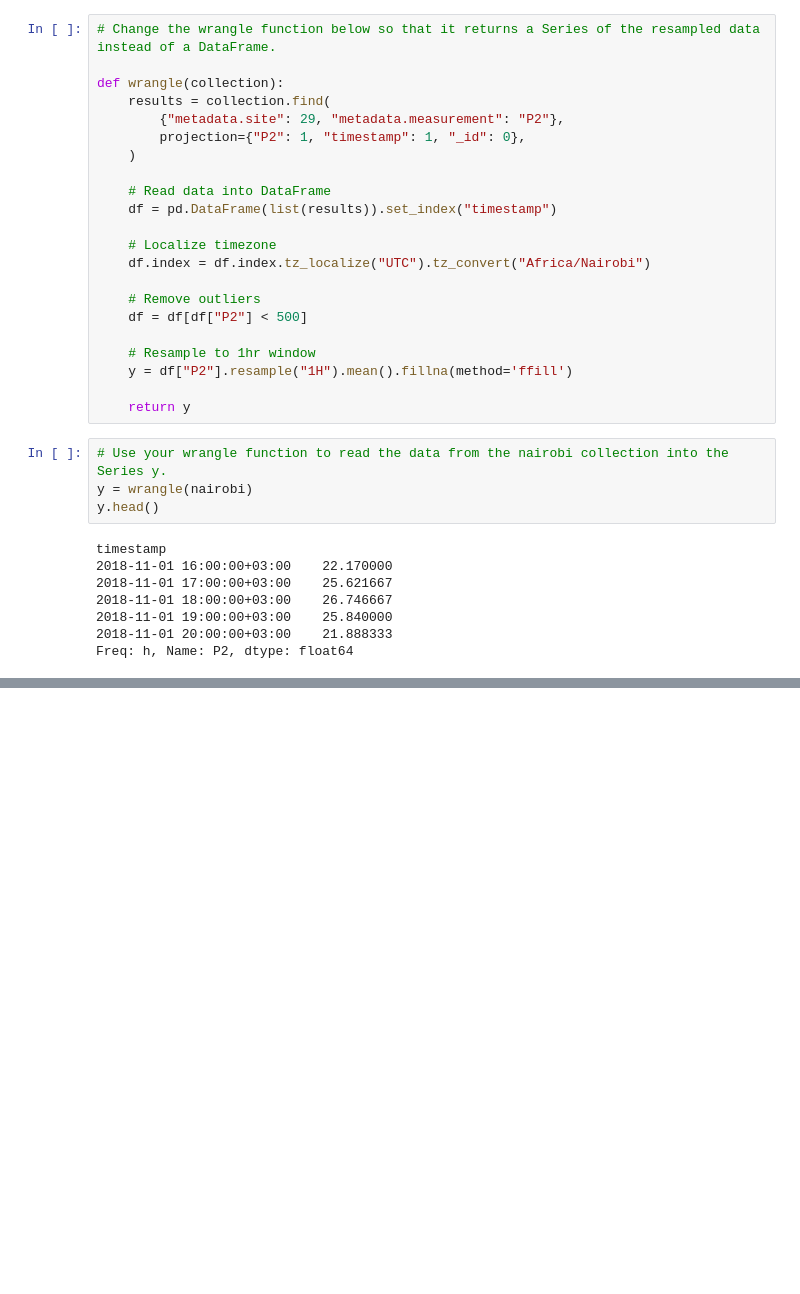
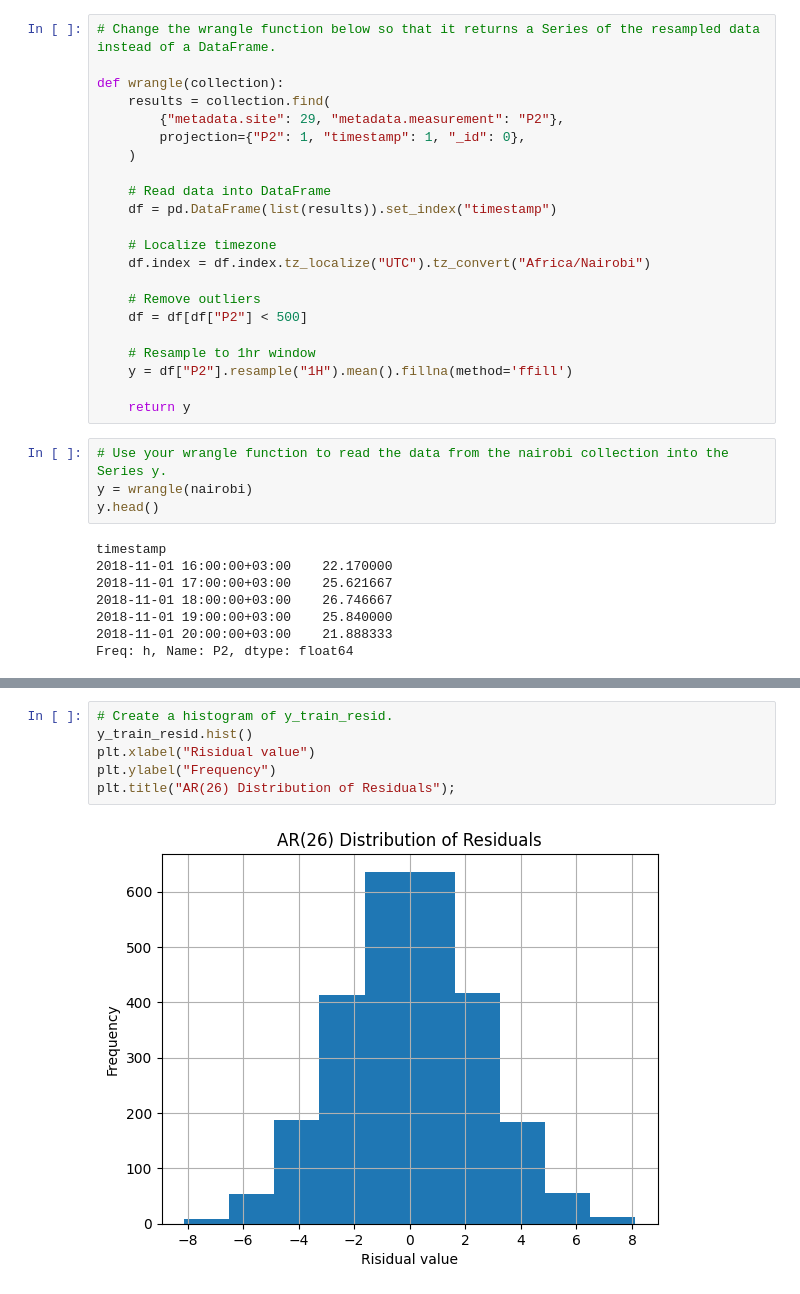
Before and after one commit to iqbaldiit/data-science, a Jupyter notebook: Applied_Data_Science_Lab/030 Air_Quality_in_nairobi/033-autoregressive-models.ipynb, the cells around one changed output, grey strips where cells are left out. Saved outputs shown, nothing was run; the diff lists cells and outputs as text; blank space fills up the shorter version.

```diff
--- a/Applied_Data_Science_Lab/030 Air_Quality_in_nairobi/033-autoregressive-models.ipynb
+++ b/Applied_Data_Science_Lab/030 Air_Quality_in_nairobi/033-autoregressive-models.ipynb
@@ -54,0 +123,8 @@ Freq: h, Name: P2, dtype: float64
+# %%
+# Create a histogram of y_train_resid.
+y_train_resid.hist()
+plt.xlabel("Risidual value")
+plt.ylabel("Frequency")
+plt.title("AR(26) Distribution of Residuals");
+# %% [output]
+[figure, added]
```
Also changed, not shown: parts of 13 cells of this notebook, 3 other files.
